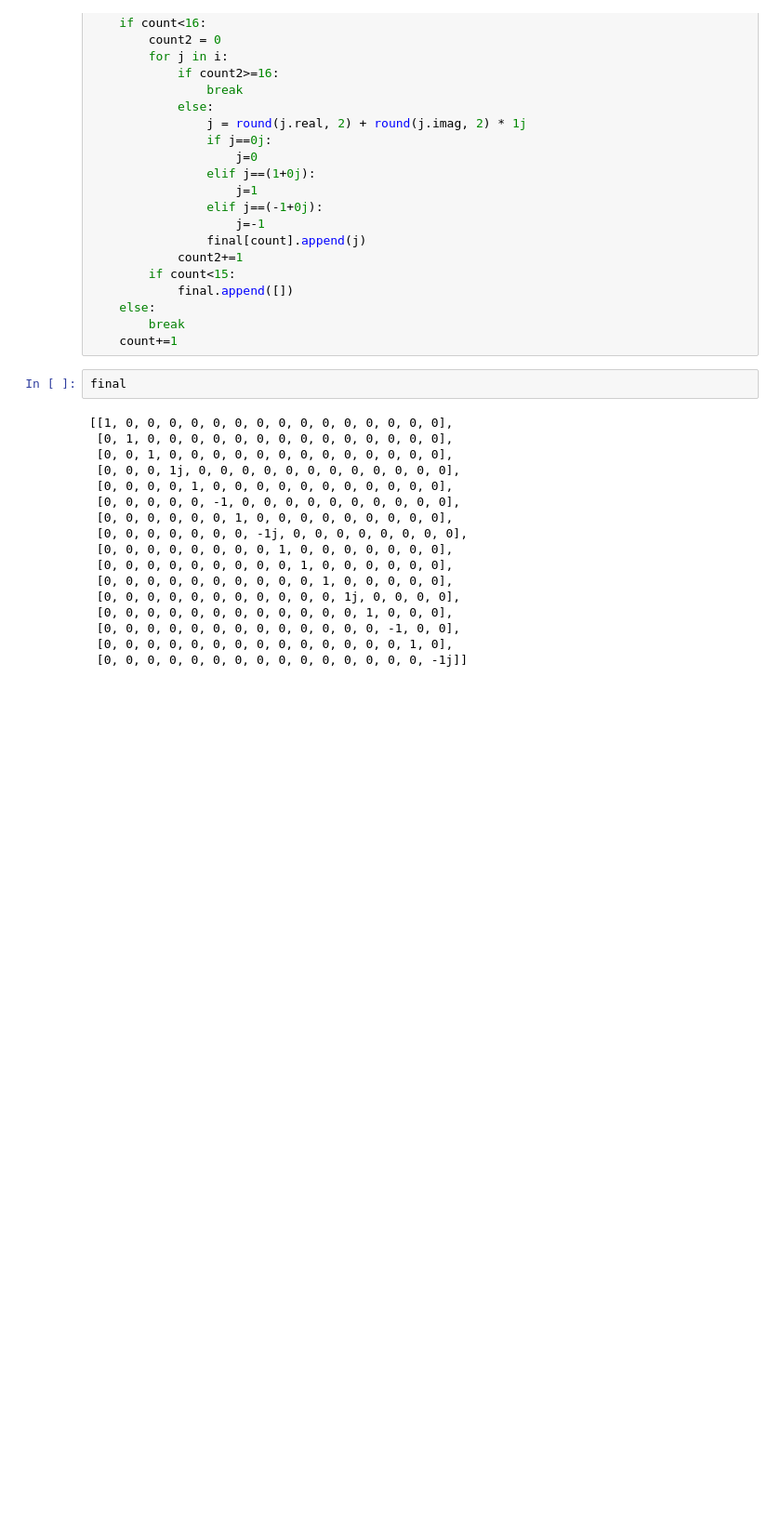
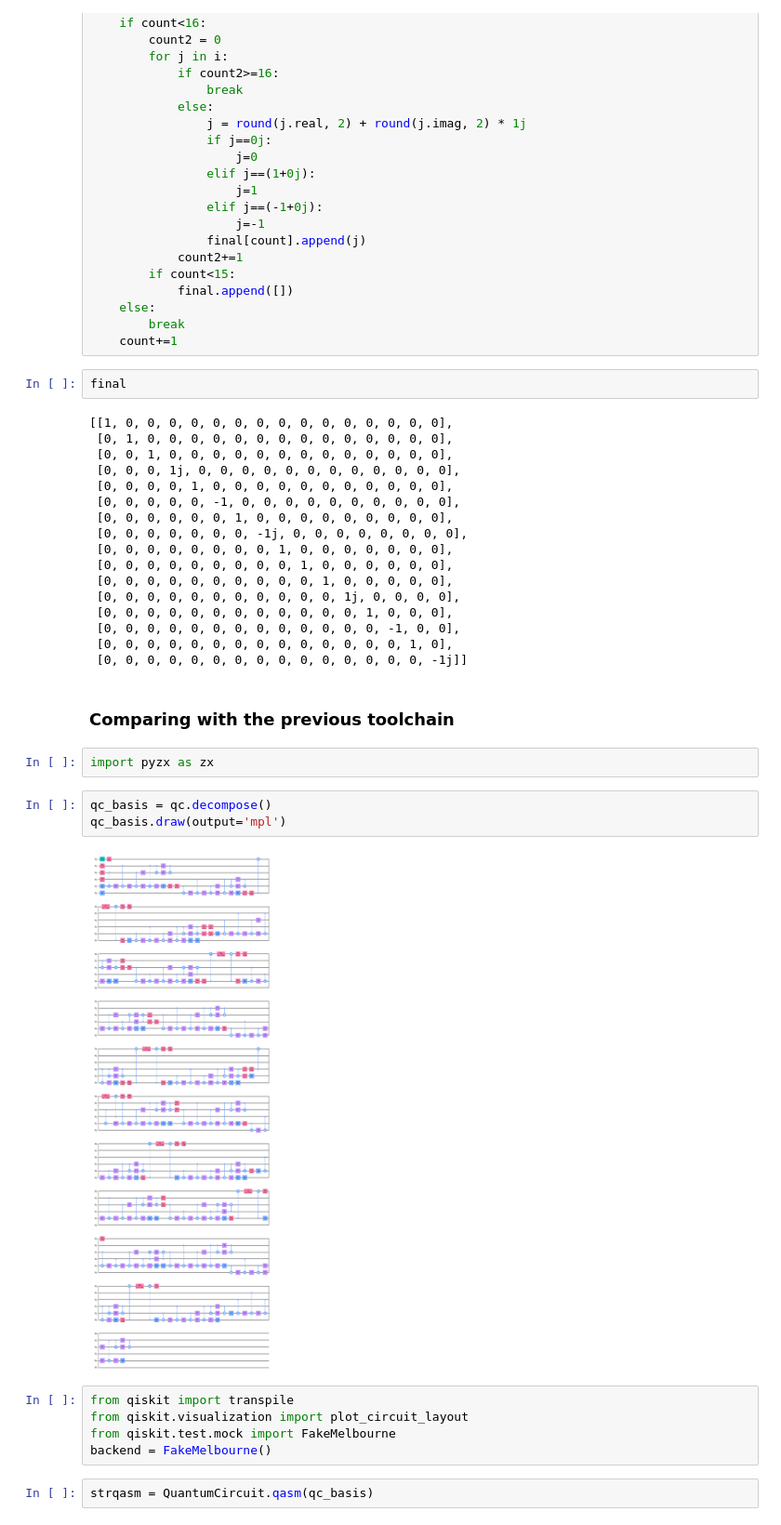
Before and after one commit to AnaNeri/quantamorphismsGuide, a Jupyter notebook: improvements.ipynb, the cells around one changed output. Shown at 93% size. Cells and saved outputs as stored; diff of their text form; blank space fills up the shorter version.

```diff
--- a/improvements.ipynb
+++ b/improvements.ipynb
@@ -390,3 +370,19 @@ final
  [0, 0, 0, 0, 0, 0, 0, 0, 0, 0, 0, 0, 0, -1, 0, 0],
  [0, 0, 0, 0, 0, 0, 0, 0, 0, 0, 0, 0, 0, 0, 1, 0],
  [0, 0, 0, 0, 0, 0, 0, 0, 0, 0, 0, 0, 0, 0, 0, -1j]]
+# %% [markdown]
+### Comparing with the previous toolchain
+# %%
+import pyzx as zx
+# %%
+qc_basis = qc.decompose()
+qc_basis.draw(output='mpl')
+# %% [output]
+[figure, added]
+# %%
+from qiskit import transpile
+from qiskit.visualization import plot_circuit_layout
+from qiskit.test.mock import FakeMelbourne
+backend = FakeMelbourne()
+# %%
+strqasm = QuantumCircuit.qasm(qc_basis)
```
Also changed, not shown: parts of 31 cells of this notebook.
